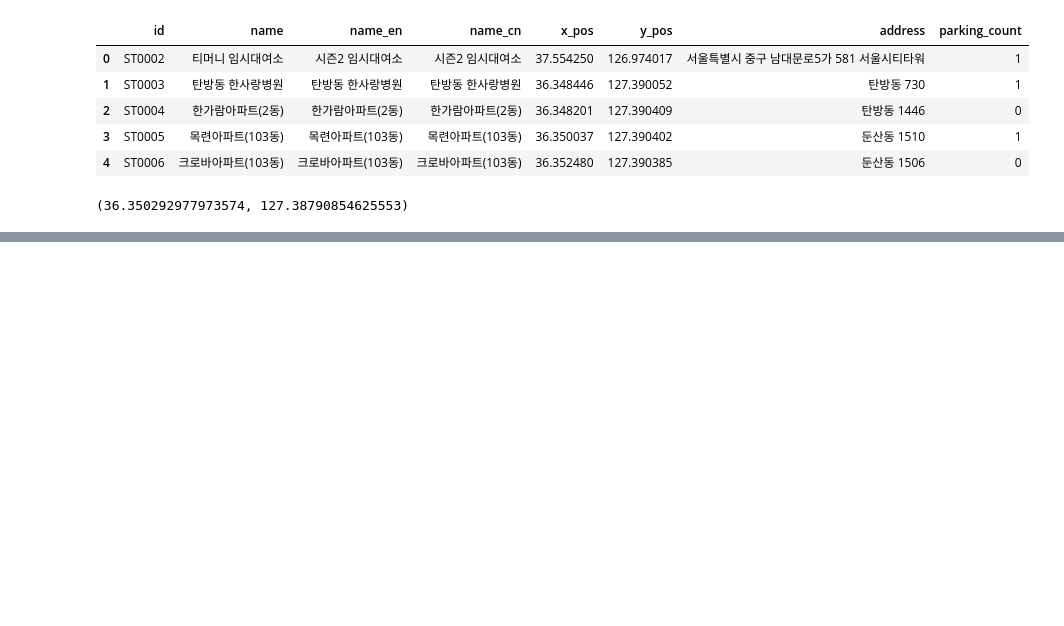
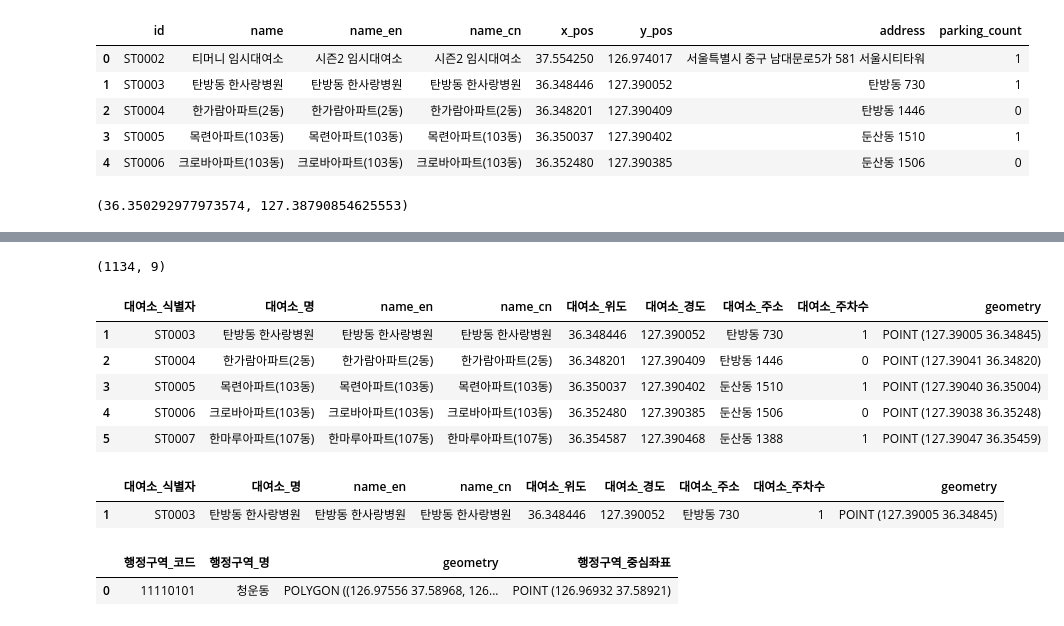
Before and after one commit to pyhub-kr/offline-abc-bootcamp-2023, a Jupyter notebook: 시각화 - 타슈.ipynb, the cells around one changed output, grey strips where cells are left out. Cells and saved outputs as stored; diff of their text form; code cells hidden in the pictures; blank space fills up the shorter version.

```diff
--- a/시각화 - 타슈.ipynb
+++ b/시각화 - 타슈.ipynb
@@ -45,0 +201,22 @@ folium_map
+# %%
+대여소_gdf = 대여소_gdf[~mask]  # mask를 반대로 적용
+print(대여소_gdf.shape)
+대여소_gdf.head()
+# %% [output]
+(1134, 9)
+|  | 대여소_식별자 | 대여소_명 | name_en | name_cn | 대여소_위도 | 대여소_경도 | 대여소_주소 | 대여소_주차수 | geometry |
+| 1 | ST0003 | 탄방동 한사랑병원 | 탄방동 한사랑병원 | 탄방동 한사랑병원 | 36.348446 | 127.390052 | 탄방동 730 | 1 | POINT (127.39005 36.34845) |
+| 2 | ST0004 | 한가람아파트(2동) | 한가람아파트(2동) | 한가람아파트(2동) | 36.348201 | 127.390409 | 탄방동 1446 | 0 | POINT (127.39041 36.34820) |
+| 3 | ST0005 | 목련아파트(103동) | 목련아파트(103동) | 목련아파트(103동) | 36.350037 | 127.390402 | 둔산동 1510 | 1 | POINT (127.39040 36.35004) |
+| 4 | ST0006 | 크로바아파트(103동) | 크로바아파트(103동) | 크로바아파트(103동) | 36.352480 | 127.390385 | 둔산동 1506 | 0 | POINT (127.39038 36.35248) |
+| 5 | ST0007 | 한마루아파트(107동) | 한마루아파트(107동) | 한마루아파트(107동) | 36.354587 | 127.390468 | 둔산동 1388 | 1 | POINT (127.39047 36.35459) |
+# %%
+대여소_gdf.head(1)
+# %% [output]
+|  | 대여소_식별자 | 대여소_명 | name_en | name_cn | 대여소_위도 | 대여소_경도 | 대여소_주소 | 대여소_주차수 | geometry |
+| 1 | ST0003 | 탄방동 한사랑병원 | 탄방동 한사랑병원 | 탄방동 한사랑병원 | 36.348446 | 127.390052 | 탄방동 730 | 1 | POINT (127.39005 36.34845) |
+# %%
+행정구역_gdf.head(1)
+# %% [output]
+|  | 행정구역_코드 | 행정구역_명 | geometry | 행정구역_중심좌표 |
+| 0 | 11110101 | 청운동 | POLYGON ((126.97556 37.58968, 126... | POINT (126.96932 37.58921) |
```
Also changed, not shown: parts of 28 cells of this notebook.
